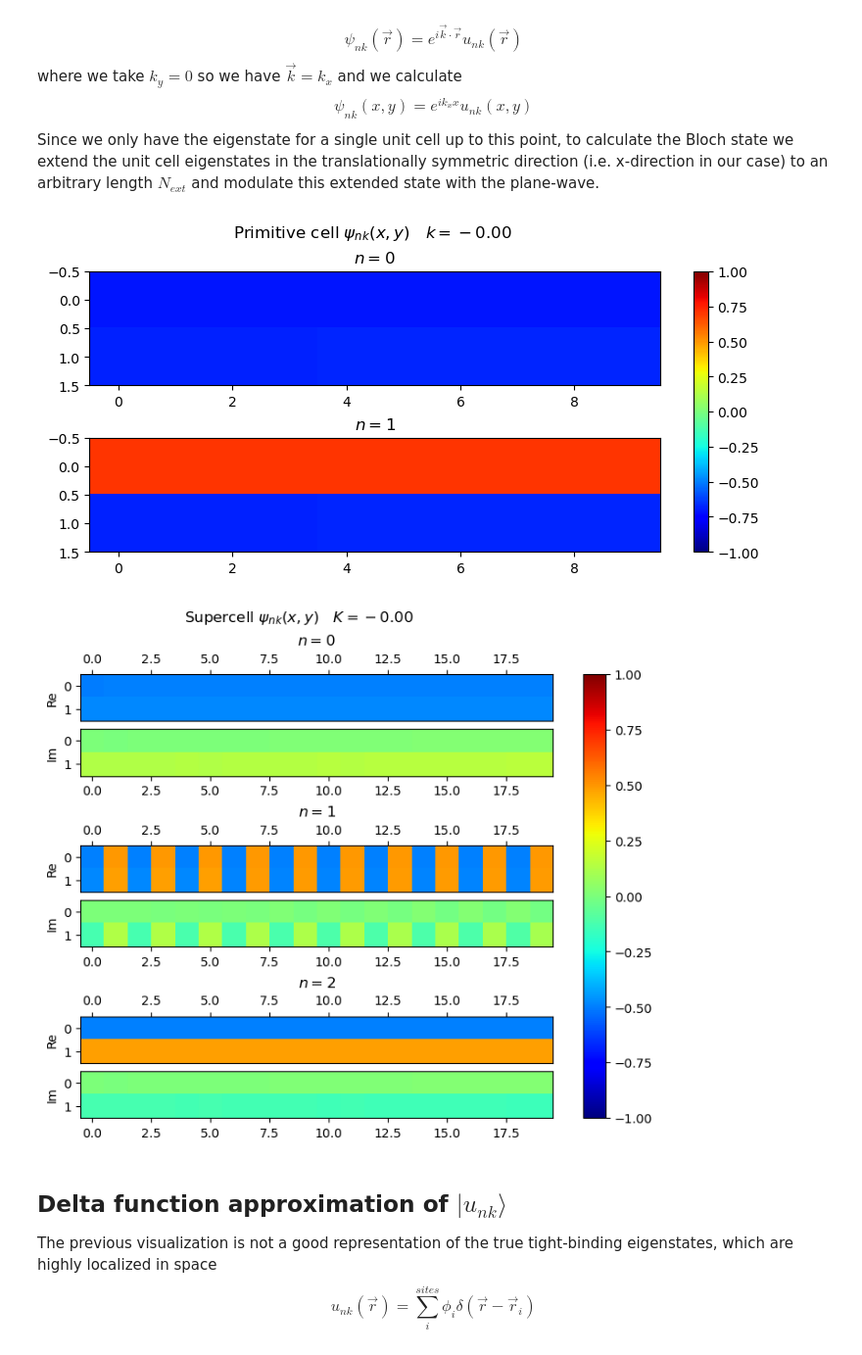
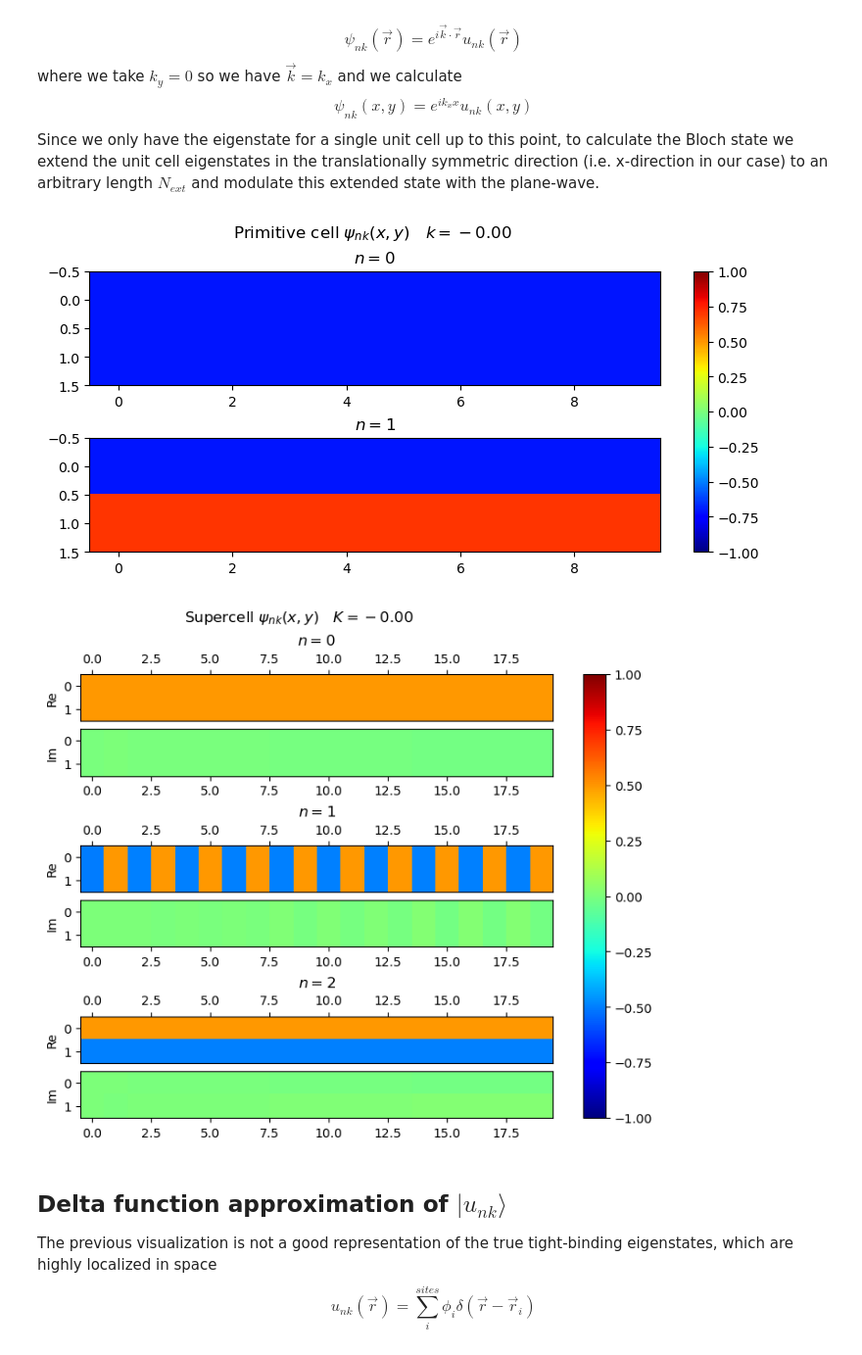
Before and after one commit to Jcrewse/helical-materials, a Jupyter notebook: kwant/ladder.ipynb, the cells around one changed output. Shown at 98% size. Drawn from its saved outputs; the diff is of its cells as text; code cells hidden in the pictures.

Commit message:
Outputs restored.

```diff
--- a/kwant/ladder.ipynb
+++ b/kwant/ladder.ipynb
@@ -68,9 +68,9 @@ from math import pi
 a = 1
 b = 1
 width = 2
-N_phi = 2
+N_phi = 4
 A = N_phi*a
-hops = (1,5,2,0)     # u, t, v, w
+hops = (1,3,1,1/np.sqrt(2))     # u, t, v, w
 phi = pi/N_phi
 N_kpts = 101
 G_max = 100
@@ -79,8 +79,8 @@ G_max = 100
 # %%
 # Create the systems for the primitive cell and super cell
 # -----------------------------------------------------------------------------
-pc_sys = hamiltonian(a, b, width, hops, phi)
-SC_sys = hamiltonian(a, b, width, hops, phi, N_phi)
+pc_sys = hamiltonian(a, b, width, hops, phi, output=True)
+SC_sys = hamiltonian(a, b, width, hops, phi, N_phi, output=True)
 
 # Retrieve positions
 # -----------------------------------------------------------------------------
@@ -459,7 +459,7 @@ for ni in range(N_SC_states):
 
 # Plot the Bloch states
 # -----------------------------------------------------------------------------
-ki = k0 # At the gamma point
+ki = ik_gamma # At the gamma point
 
 # Primitive cell
 # -------------------------------------------------------
@@ -480,36 +480,35 @@ fig.suptitle('Primitive cell $\psi_{nk}(x,y)\quad'
 
 # Supercell
 # -------------------------------------------------------
 fig = plt.figure(figsize = (8,6), layout = 'constrained')
 ax_SC_psi = []
-N_SC_states = 3
 for n in range(N_SC_states):
     # Create subplots for real and imag parts
     re_ax = fig.add_subplot(2*N_SC_states,1,2*n+1)
     im_ax = fig.add_subplot(2*N_SC_states,1,2*n+2)
 
     # Extract the real and imag parts of the state
     re_state = SC_psi_nk[:,:,ki,n].real.T
     im_state = SC_psi_nk[:,:,ki,n].imag.T
 
     # Plot the states
     re_plot_psi = re_ax.imshow(re_state, vmin=-1, vmax=1, cmap = 'jet')
     im_plot_psi = im_ax.imshow(im_state, vmin=-1, vmax=1, cmap = 'jet')
     re_ax.set_title('$n = {}$'.format(n))
     re_ax.set_ylabel('Re')
     im_ax.set_ylabel('Im')
     re_ax.xaxis.tick_top()
     ax_SC_psi.append(re_ax)
     ax_SC_psi.append(im_ax)
 
 fig.colorbar(re_plot_psi, ax = ax_SC_psi[:], location = 'right')
 fig.suptitle('Supercell $\psi_{nk}(x,y)\quad'
             + 'K = {:3.2f}$'.format(Kpts[ki]))
 
 plt.show()
 # %% [output]
-[figure, old version]
+[figure, new version]
-[figure, old version]
+[figure, new version]
 # %% [markdown]
 ## Delta function approximation of $|u_{nk}\rangle$
 The previous visualization is not a good representation of the true tight-binding eigenstates, which are highly localized in space
```
Also changed, not shown: parts of 5 cells of this notebook.
